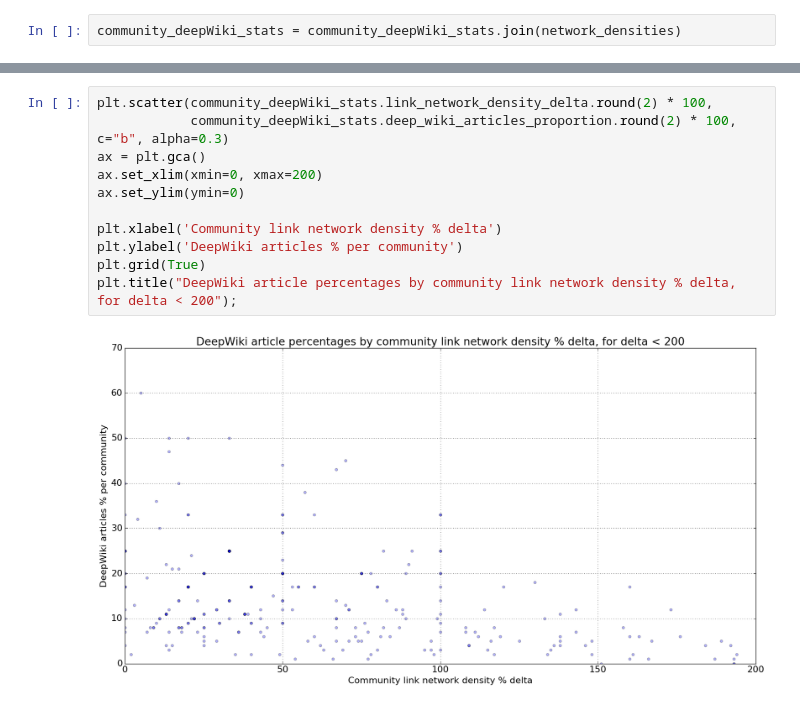
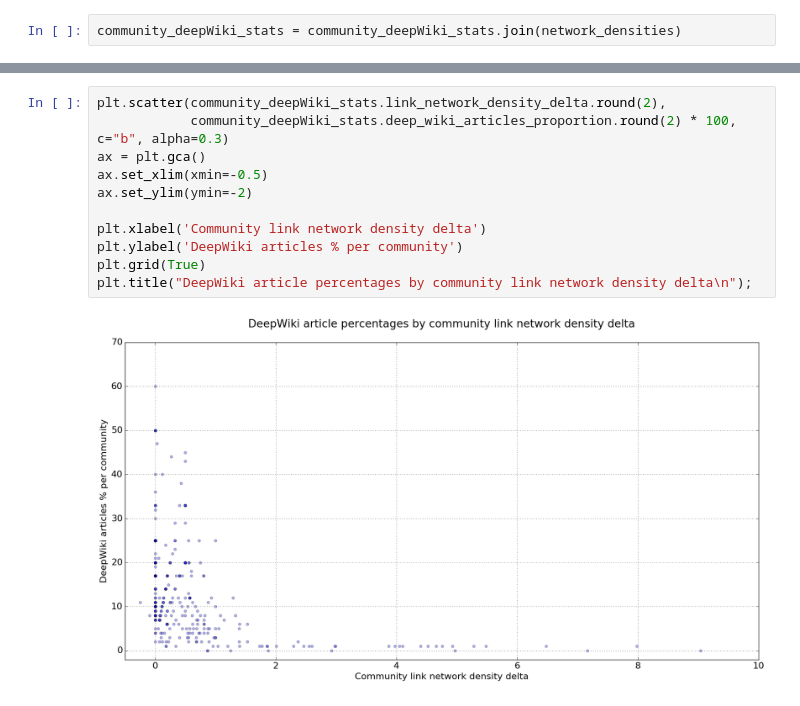
Before and after one commit to 33eyes/wiki-clickstream-graph, a Jupyter notebook: English_Wikipedia_deepWiki.ipynb, the cells around one changed output, grey strips where cells are left out. Drawn from its saved outputs; the diff is of its cells as text.

```diff
--- a/English_Wikipedia_deepWiki.ipynb
+++ b/English_Wikipedia_deepWiki.ipynb
@@ -480,13 +454,13 @@ plt.title("DeepWiki article percentages by community link network density % delt
 # %%
-plt.scatter(community_deepWiki_stats.link_network_density_delta.round(2) * 100,
+plt.scatter(community_deepWiki_stats.link_network_density_delta.round(2),
             community_deepWiki_stats.deep_wiki_articles_proportion.round(2) * 100, c="b", alpha=0.3)
 ax = plt.gca()
-ax.set_xlim(xmin=0, xmax=200)
-ax.set_ylim(ymin=0)
+ax.set_xlim(xmin=-0.5)
+ax.set_ylim(ymin=-2)
 
-plt.xlabel('Community link network density % delta')
+plt.xlabel('Community link network density delta')
 plt.ylabel('DeepWiki articles % per community')
 plt.grid(True)
-plt.title("DeepWiki article percentages by community link network density % delta, for delta < 200");
+plt.title("DeepWiki article percentages by community link network density delta\n");
 # %% [output]
-[figure, old version]
+[figure, new version]
```
Also changed, not shown: parts of 43 cells of this notebook.
